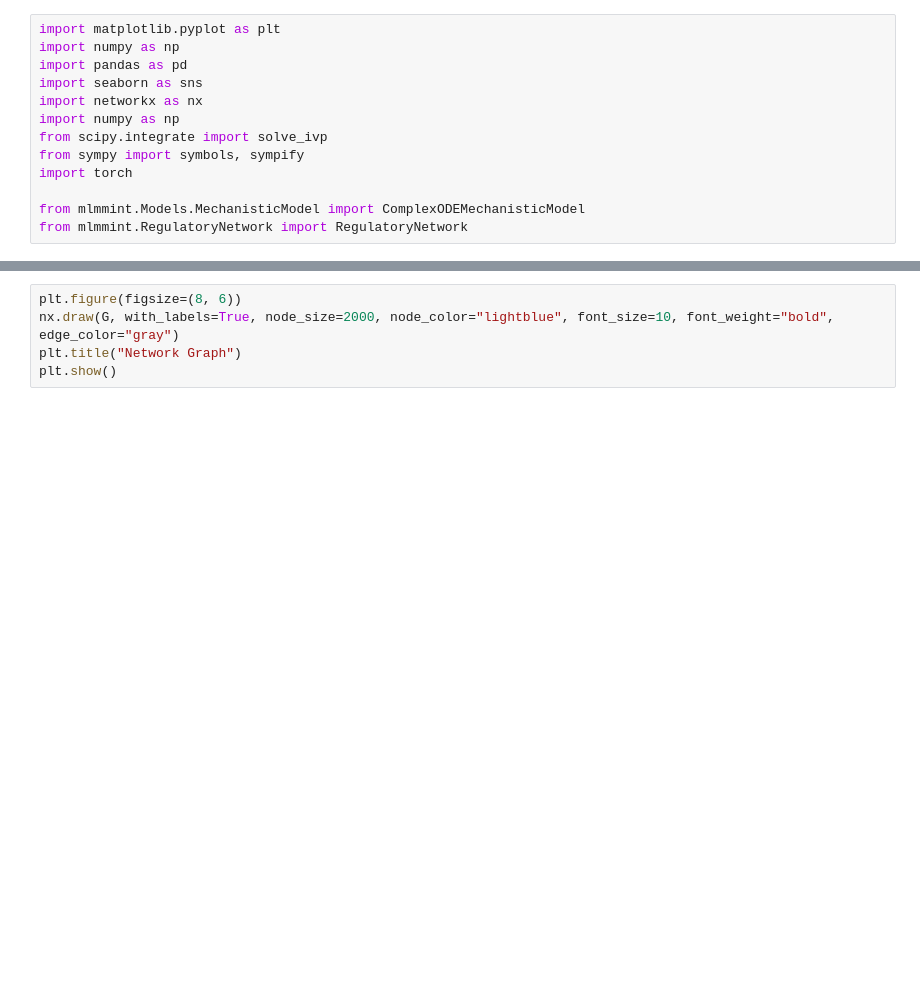
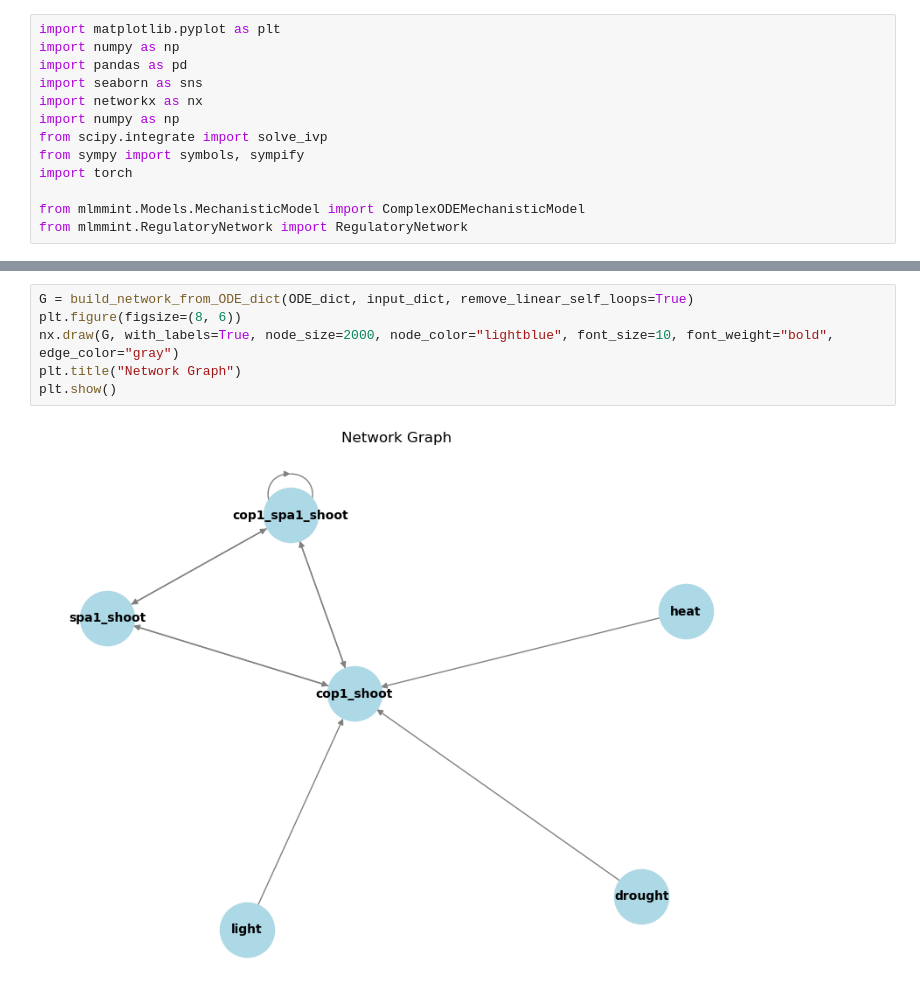
Before and after one commit to CropXR/HALCYON, a Jupyter notebook: testing.ipynb, the cells around one changed output, grey strips where cells are left out. Saved outputs shown, nothing was run; the diff lists cells and outputs as text; blank space fills up the shorter version.

```diff
--- a/testing.ipynb
+++ b/testing.ipynb
@@ -146,5 +156,8 @@ plt.show()
 # %%
+G = build_network_from_ODE_dict(ODE_dict, input_dict, remove_linear_self_loops=True)
 plt.figure(figsize=(8, 6))
 nx.draw(G, with_labels=True, node_size=2000, node_color="lightblue", font_size=10, font_weight="bold", edge_color="gray")
 plt.title("Network Graph")
 plt.show()
+# %% [output]
+[figure, added]
```
Also changed, not shown: parts of 7 cells of this notebook, 3 other files.
